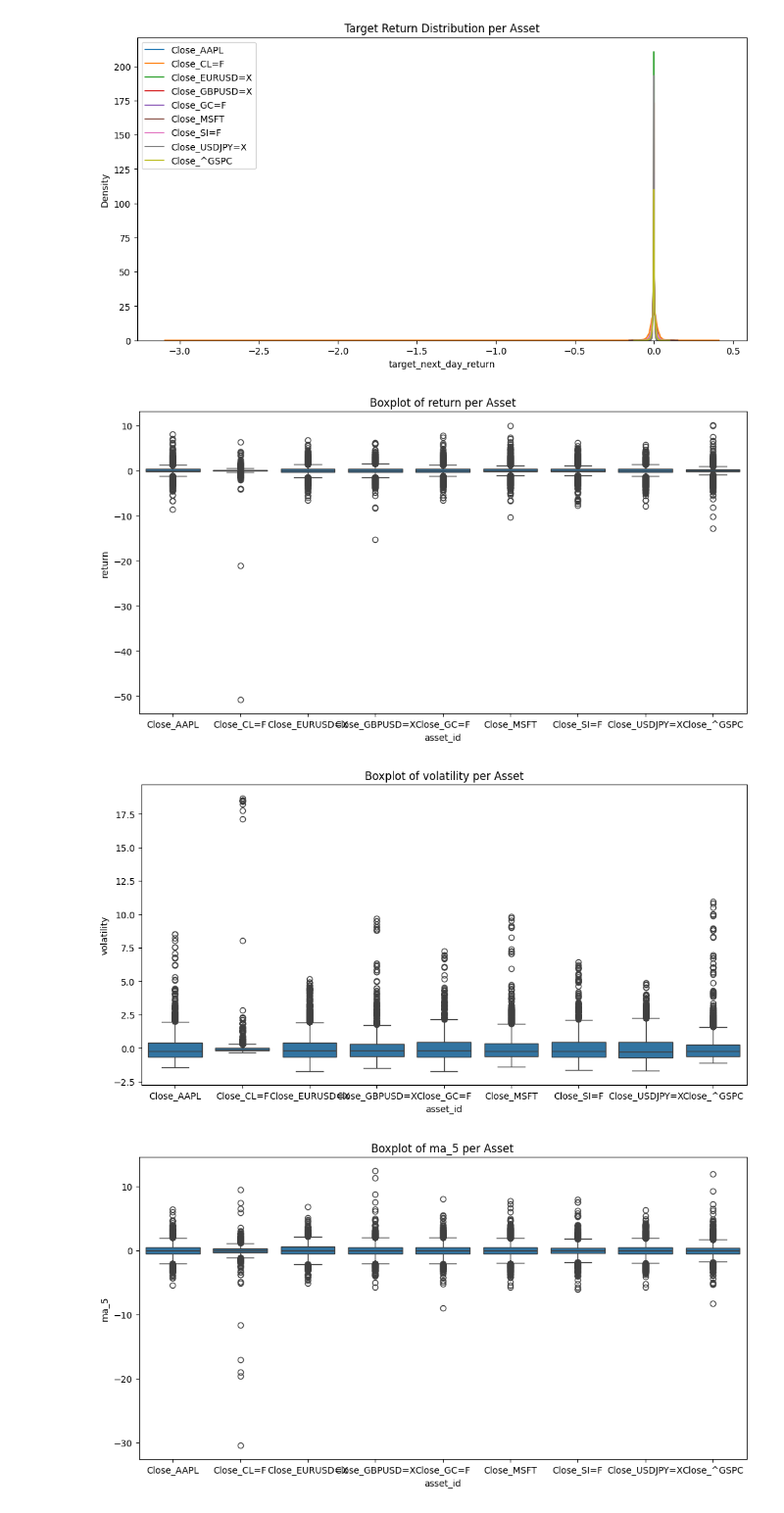
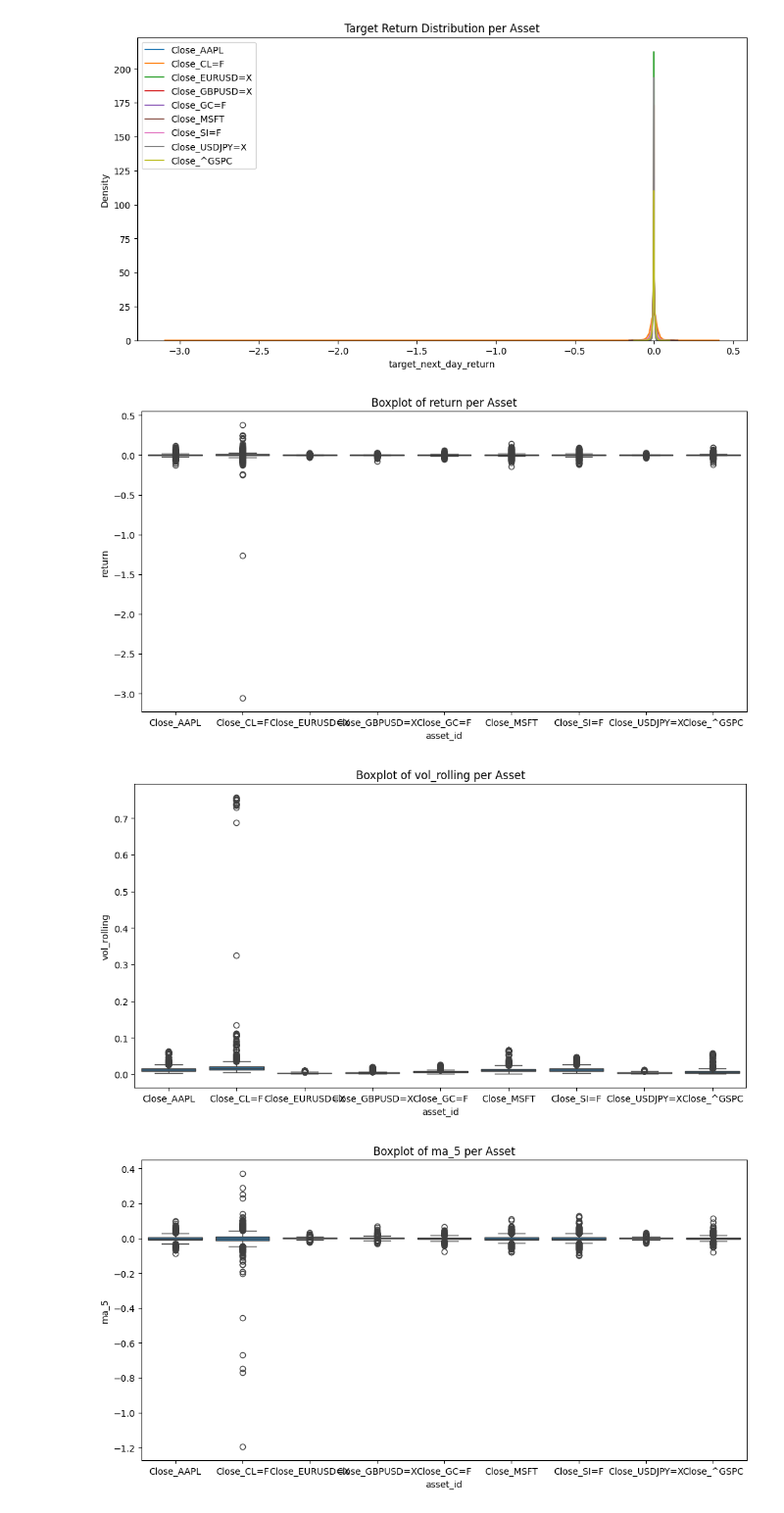
Before and after one commit to anjaliii210/Cross-Market-Meta-Learner, a Jupyter notebook: meta_fin.ipynb, the cells around one changed output. Shown at 98% size. Drawn from its saved outputs; the diff is of its cells as text; code cells hidden in the pictures.

Commit message:
cleaned data for modelling prep

```diff
--- a/meta_fin.ipynb
+++ b/meta_fin.ipynb
@@ -164,0 +249,6 @@ no weekend gaps now, weekends have the price of the friday before
+# %%
+df_model = (
+    df_full.groupby('asset_id')
+           .apply(lambda g: g.iloc[40:])  # drop first ~40 warm-up rows
+           .reset_index(drop=True)
+)
@@ -195,13 +309,13 @@ plt.show()
 [figure]
 # %%
 #boxplot per feature
-features = ['return', 'volatility', 'ma_5', 'ma_20']
+features = ['return', 'vol_rolling', 'ma_5', 'ma_20']
 for f in features:
     plt.figure(figsize=(12,6))
-    sns.boxplot(x=df_all['asset_id'], y=df_all[f])
+    sns.boxplot(x=df_model['asset_id'], y=df_model[f])
     plt.title(f"Boxplot of {f} per Asset")
     plt.show()
 # %% [output]
-[figure, old version]
+[figure, new version]
-[figure, old version]
+[figure, new version]
-[figure, old version]
+[figure, new version]
```
Also changed, not shown: parts of 26 cells of this notebook.
